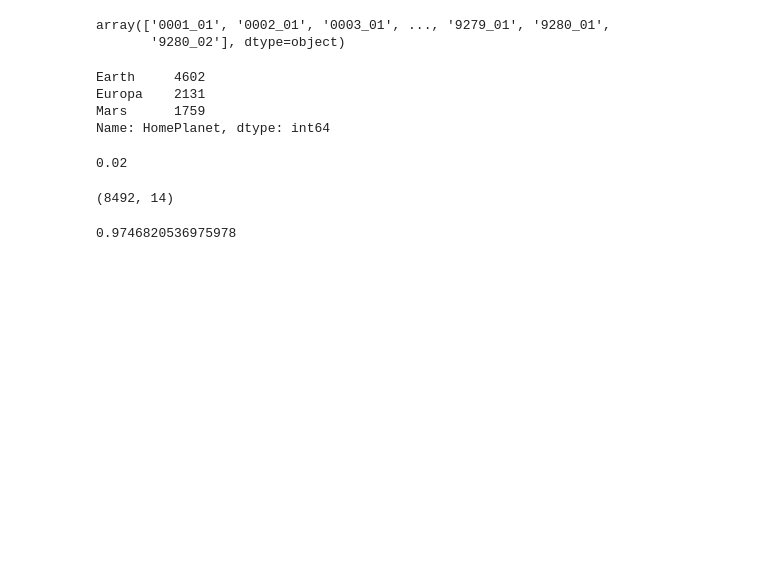
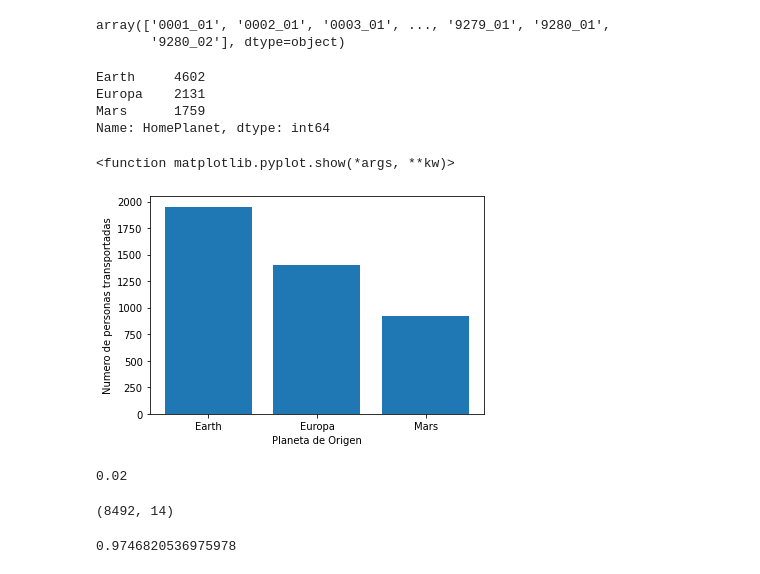
Before and after one commit to kpaulfran/spaceship_titanic, a Jupyter notebook: sapceship_titanic.ipynb, the cells around one changed output. Saved outputs shown, nothing was run; the diff lists cells and outputs as text; code cells hidden in the pictures; blank space fills up the shorter version.

```diff
--- a/sapceship_titanic.ipynb
+++ b/sapceship_titanic.ipynb
@@ -95,6 +95,23 @@ Earth     4602
 Europa    2131
 Mars      1759
 Name: HomePlanet, dtype: int64
+# %%
+#Grafico de relacion entre HomePlanet y Transporte
+
+#Analisis
+true_filter = train['Transported'] == True
+train_grouped = train.loc[true_filter, :]
+train_grouped = train_grouped.groupby(by=['HomePlanet']).count()
+train_grouped.reset_index(inplace=True, drop=False)
+train_grouped
+
+plt.bar(train_grouped['HomePlanet'], train_grouped['Transported'])
+plt.xlabel('Planeta de Origen')
+plt.ylabel('Numero de personas transportadas')
+plt.show
+# %% [output]
+<function matplotlib.pyplot.show(*args, **kw)>
+[figure, added]
 # %%
 round(1-(train['HomePlanet'].value_counts().sum()/8693),2) #Los datos faltantes son menor al 1% por lo que estas filas seran eliminadas para este caso
 # %% [output]
```
Also changed, not shown: parts of 20 cells of this notebook.
